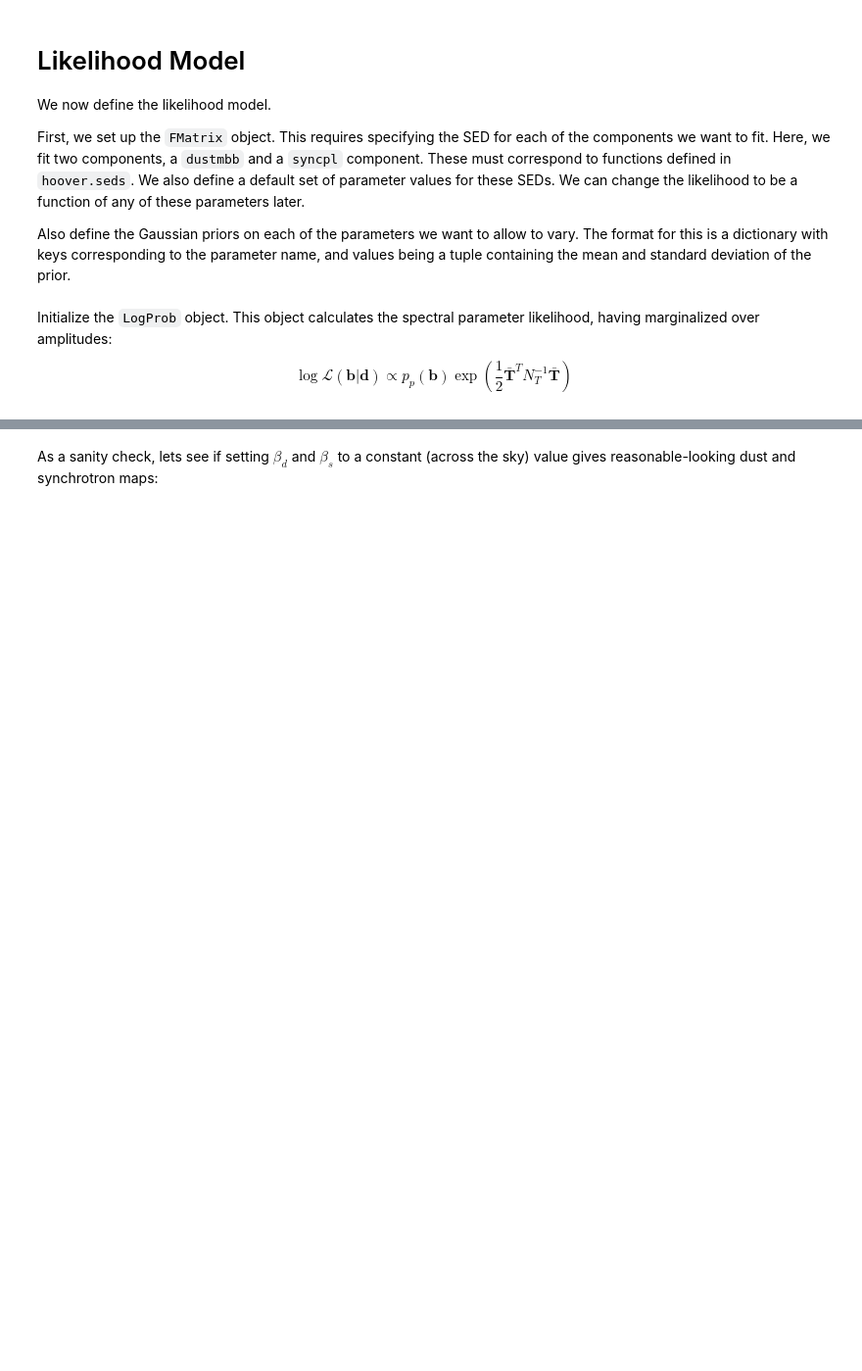
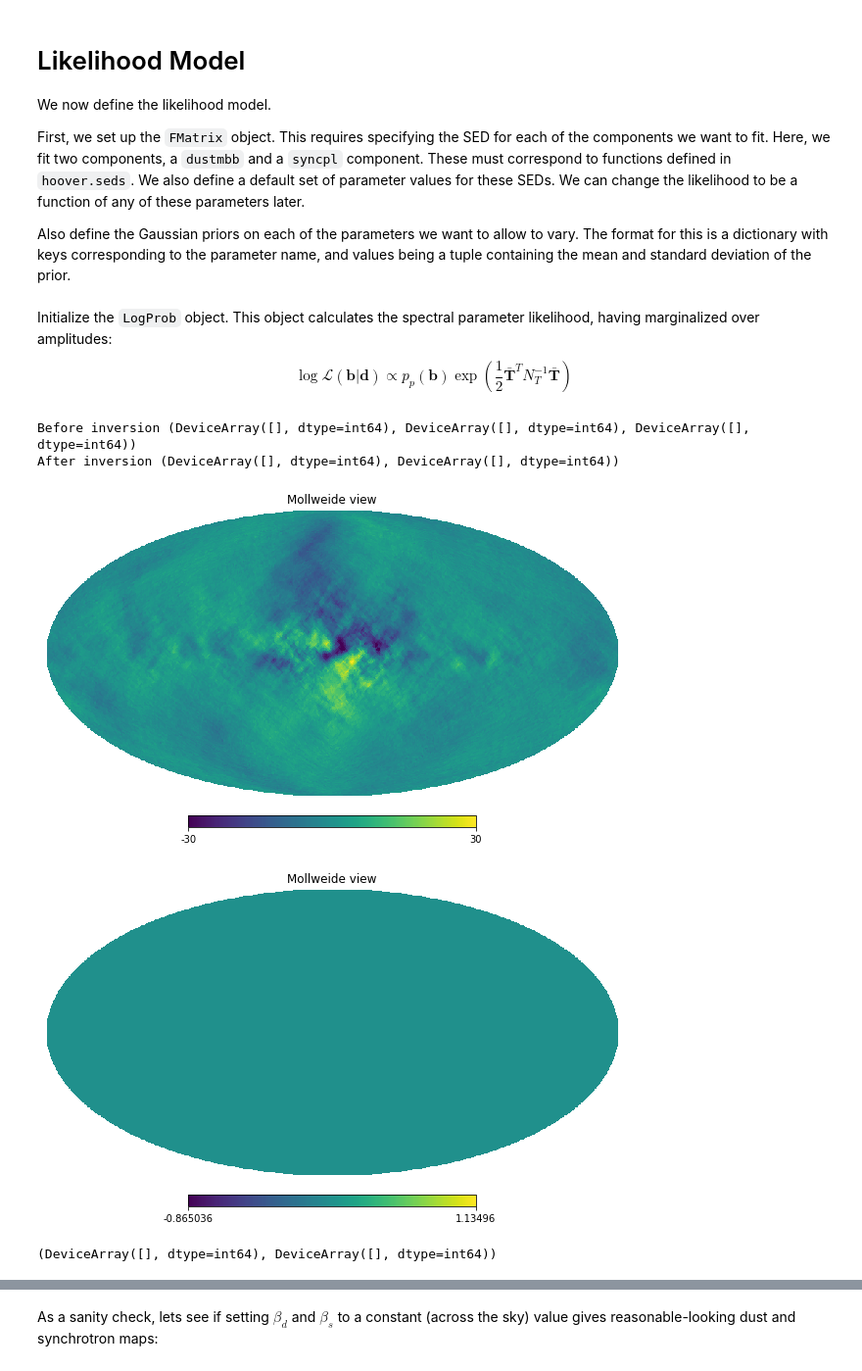
Before and after one commit to b-thorne/hoover_bkp, a Jupyter notebook: notebooks/example.ipynb, the cells around one changed output, grey strips where cells are left out. Shown at 98% size. Drawn from its saved outputs; the diff is of its cells as text; code cells hidden in the pictures; blank space fills up the shorter version.

Commit message:
Implemented load from file

```diff
--- a/notebooks/example.ipynb
+++ b/notebooks/example.ipynb
@@ -44,2 +42,8 @@ Evaluate `pysm` model at the given frequencies
 # %%
+fpath = 'simulations.h5'
+
 out = np.concatenate(list(sky.get_emission(f)[None, 1:, ...] for f in freqs))
+noise = WhiteNoise(sens=sens)
+noise_map = old_np.asarray(noise.map(nside))
+cov = noise.get_pix_var_map(nside)
+noisy_obs = noise_map + out
@@ -54,0 +50,14 @@ noisy_obs = noise_map + out
+# %%
+with h5py.File(fpath, 'a') as f:
+    grp = f.require_group('so_basic')
+    dset = grp.require_dataset('data', shape=noisy_obs.shape, dtype=noisy_obs.dtype)
+    dset[...] = noisy_obs
+    dset = grp.require_dataset('cov', shape=cov.shape, dtype=cov.dtype)
+    dset[...] = cov
+    grp.attrs['frequencies'] = freqs.value
+# %%
+with h5py.File(fpath, 'r') as f:
+    grp = f["so_basic"]
+    data = grp['data'][...]
+    cov = grp['cov'][...]
+    frequencies = grp.attrs['frequencies']
@@ -77,3 +102,20 @@ lnP = LogProb(noisy_obs, cov, sed, fixed_parameters, priors)
+# %%
+from hoover import LogProb
+lnP = LogProb()
+lnP.load_data_from_hdf5("simulations.h5", "so_basic")
+lnP.load_model_from_yaml("../configs/fitting.yaml")
+hp.mollview(noisy_obs[1, 1], min=-30, max=30)
+hp.mollview(cov[1, 0])
+# %% [output]
+Before inversion (DeviceArray([], dtype=int64), DeviceArray([], dtype=int64), DeviceArray([], dtype=int64))
+After inversion (DeviceArray([], dtype=int64), DeviceArray([], dtype=int64))
+[figure, added]
+[figure, added]
+# %%
+from hoover.likelihood import _reorder_reshape_inputs
+arr = 1. / _reorder_reshape_inputs(cov, (6*2, hp.nside2npix(nside)))
+# %% [output]
+(DeviceArray([], dtype=int64), DeviceArray([], dtype=int64))
 # %%
 lnp_jit = jit(lnP)
 # %%
```
Also changed, not shown: parts of 18 cells of this notebook, 2 other files.
